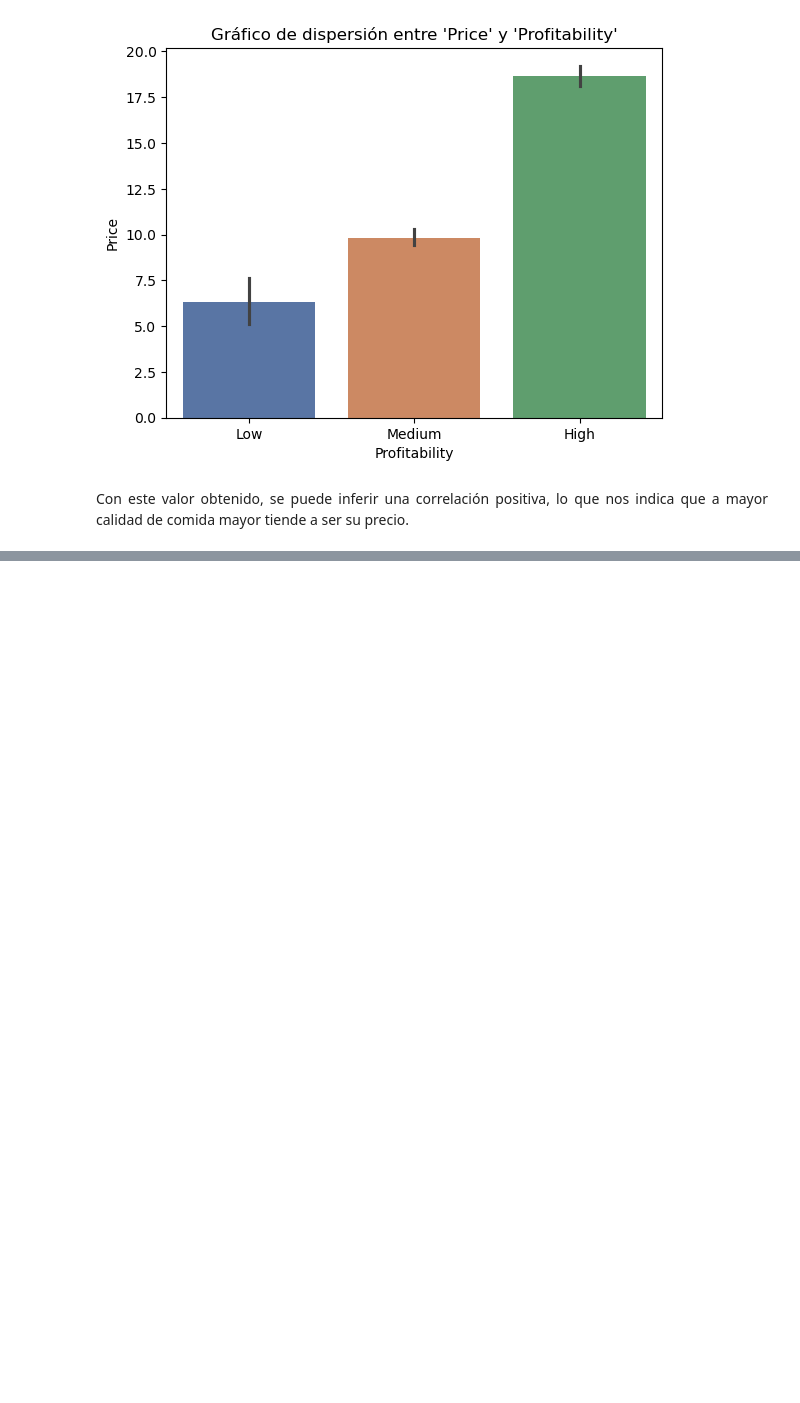
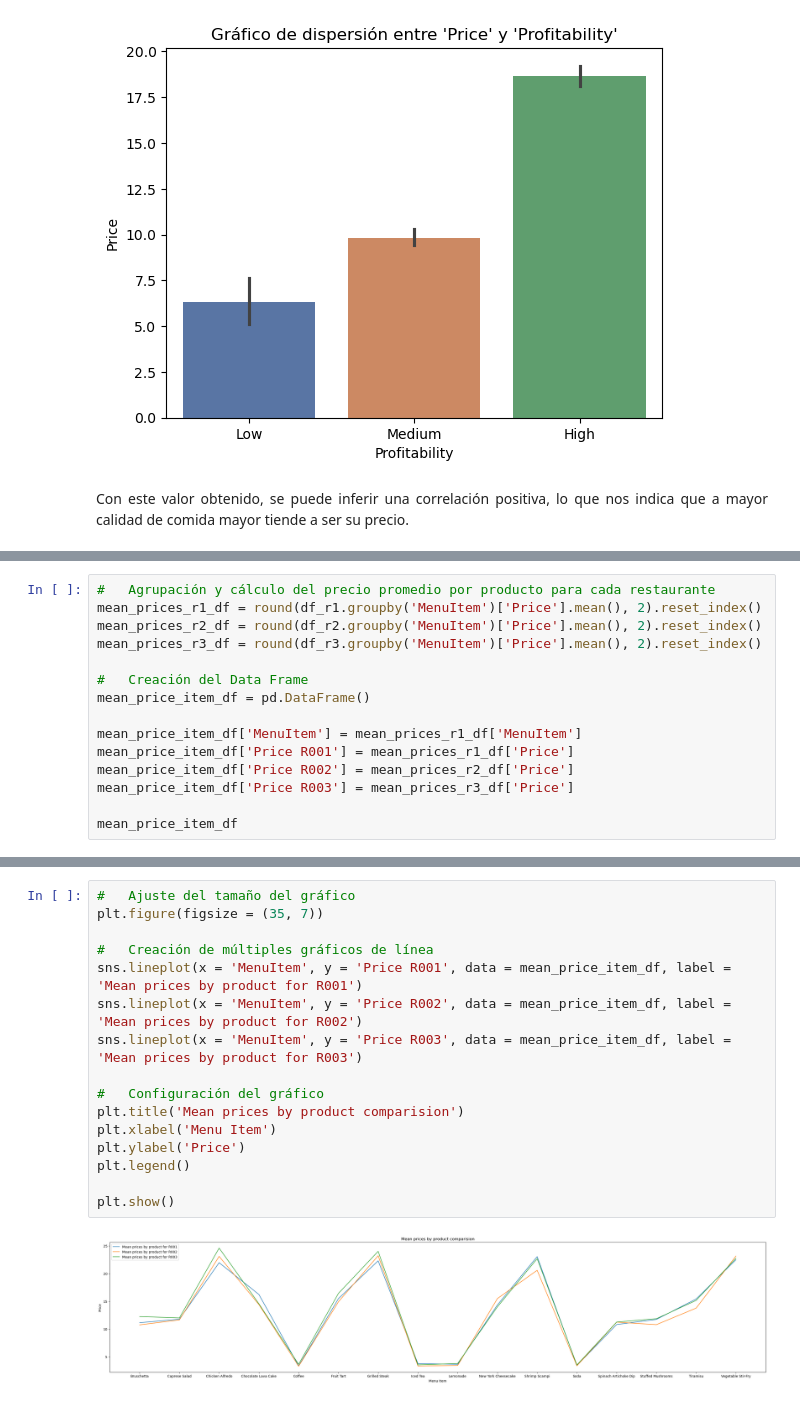
Before and after one commit to Morax19/DM_UCV_DanielHernandez, a Jupyter notebook: Asignacion2/DM_Asig2_DanielHernandez.ipynb, the cells around one changed output, grey strips where cells are left out. Cells and saved outputs as stored; diff of their text form; blank space fills up the shorter version.

```diff
--- a/Asignacion2/DM_Asig2_DanielHernandez.ipynb
+++ b/Asignacion2/DM_Asig2_DanielHernandez.ipynb
@@ -95,0 +180,15 @@ Para una siguiente observación, podemos calcular la relación calidad-precio pa
+# %%
+#   Agrupación y cálculo del precio promedio por producto para cada restaurante
+mean_prices_r1_df = round(df_r1.groupby('MenuItem')['Price'].mean(), 2).reset_index()
+mean_prices_r2_df = round(df_r2.groupby('MenuItem')['Price'].mean(), 2).reset_index()
+mean_prices_r3_df = round(df_r3.groupby('MenuItem')['Price'].mean(), 2).reset_index()
+
+#   Creación del Data Frame
+mean_price_item_df = pd.DataFrame()
+
+mean_price_item_df['MenuItem'] = mean_prices_r1_df['MenuItem']
+mean_price_item_df['Price R001'] = mean_prices_r1_df['Price']
+mean_price_item_df['Price R002'] = mean_prices_r2_df['Price']
+mean_price_item_df['Price R003'] = mean_prices_r3_df['Price']
+
+mean_price_item_df
@@ -95,0 +213,18 @@ Para una siguiente observación, podemos calcular la relación calidad-precio pa
+# %%
+#   Ajuste del tamaño del gráfico
+plt.figure(figsize = (35, 7))
+
+#   Creación de múltiples gráficos de línea
+sns.lineplot(x = 'MenuItem', y = 'Price R001', data = mean_price_item_df, label = 'Mean prices by product for R001')
+sns.lineplot(x = 'MenuItem', y = 'Price R002', data = mean_price_item_df, label = 'Mean prices by product for R002')
+sns.lineplot(x = 'MenuItem', y = 'Price R003', data = mean_price_item_df, label = 'Mean prices by product for R003')
+
+#   Configuración del gráfico
+plt.title('Mean prices by product comparision')
+plt.xlabel('Menu Item')
+plt.ylabel('Price')
+plt.legend()
+
+plt.show()
+# %% [output]
+[figure, added]
```
Also changed, not shown: parts of 14 cells of this notebook.
